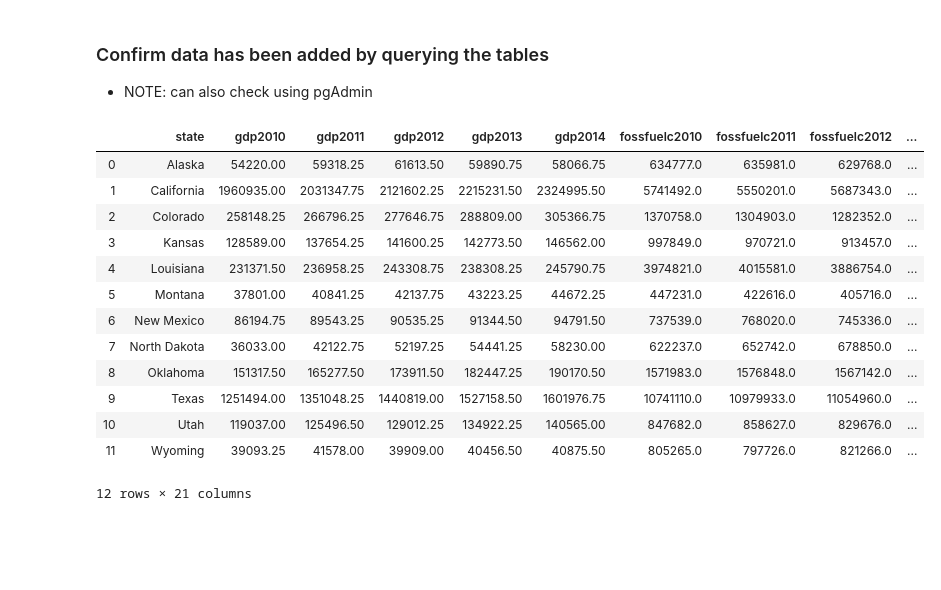
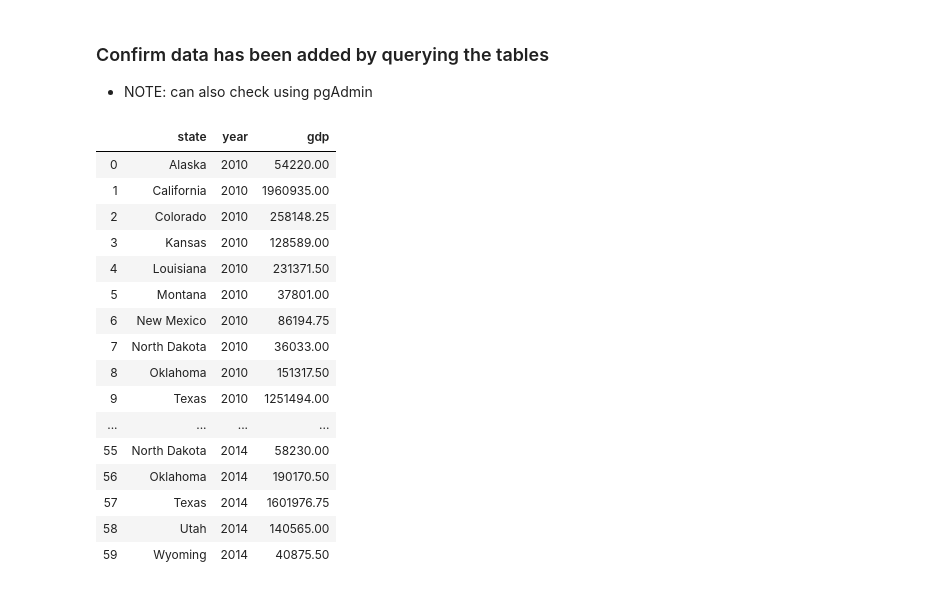
Before and after one commit to sgk2004/ETL-of-Oil-Gas-Data, a Jupyter notebook: Oil and Gas/data_etl.ipynb, the cells around one changed output. Drawn from its saved outputs; the diff is of its cells as text; code cells hidden in the pictures; blank space fills up the shorter version.

```diff
--- a/Oil and Gas/data_etl.ipynb
+++ b/Oil and Gas/data_etl.ipynb
@@ -777,19 +636,22 @@ NGproducingstates_df.to_sql(name='ng_production', con=engine, if_exists='append'
 ### Confirm data has been added by querying the tables
 * NOTE: can also check using pgAdmin
 # %%
-pd.read_sql_query('select * from energy_gdp', con=engine)
+pd.read_sql_query('select * from gdp', con=engine)
 # %% [output]
-|  | state | gdp2010 | gdp2011 | gdp2012 | gdp2013 | gdp2014 | fossfuelc2010 | fossfuelc2011 | fossfuelc2012 | ... |
-| 0 | Alaska | 54220.00 | 59318.25 | 61613.50 | 59890.75 | 58066.75 | 634777.0 | 635981.0 | 629768.0 | ... |
-| 1 | California | 1960935.00 | 2031347.75 | 2121602.25 | 2215231.50 | 2324995.50 | 5741492.0 | 5550201.0 | 5687343.0 | ... |
-| 2 | Colorado | 258148.25 | 266796.25 | 277646.75 | 288809.00 | 305366.75 | 1370758.0 | 1304903.0 | 1282352.0 | ... |
-| 3 | Kansas | 128589.00 | 137654.25 | 141600.25 | 142773.50 | 146562.00 | 997849.0 | 970721.0 | 913457.0 | ... |
-| 4 | Louisiana | 231371.50 | 236958.25 | 243308.75 | 238308.25 | 245790.75 | 3974821.0 | 4015581.0 | 3886754.0 | ... |
-| 5 | Montana | 37801.00 | 40841.25 | 42137.75 | 43223.25 | 44672.25 | 447231.0 | 422616.0 | 405716.0 | ... |
-| 6 | New Mexico | 86194.75 | 89543.25 | 90535.25 | 91344.50 | 94791.50 | 737539.0 | 768020.0 | 745336.0 | ... |
-| 7 | North Dakota | 36033.00 | 42122.75 | 52197.25 | 54441.25 | 58230.00 | 622237.0 | 652742.0 | 678850.0 | ... |
-| 8 | Oklahoma | 151317.50 | 165277.50 | 173911.50 | 182447.25 | 190170.50 | 1571983.0 | 1576848.0 | 1567142.0 | ... |
-| 9 | Texas | 1251494.00 | 1351048.25 | 1440819.00 | 1527158.50 | 1601976.75 | 10741110.0 | 10979933.0 | 11054960.0 | ... |
-| 10 | Utah | 119037.00 | 125496.50 | 129012.25 | 134922.25 | 140565.00 | 847682.0 | 858627.0 | 829676.0 | ... |
-| 11 | Wyoming | 39093.25 | 41578.00 | 39909.00 | 40456.50 | 40875.50 | 805265.0 | 797726.0 | 821266.0 | ... |
+|  | state | year | gdp |
+| 0 | Alaska | 2010 | 54220.00 |
+| 1 | California | 2010 | 1960935.00 |
+| 2 | Colorado | 2010 | 258148.25 |
+| 3 | Kansas | 2010 | 128589.00 |
+| 4 | Louisiana | 2010 | 231371.50 |
+| 5 | Montana | 2010 | 37801.00 |
+| 6 | New Mexico | 2010 | 86194.75 |
+| 7 | North Dakota | 2010 | 36033.00 |
+| 8 | Oklahoma | 2010 | 151317.50 |
+| 9 | Texas | 2010 | 1251494.00 |
+| ... | ... | ... | ... |
+| 55 | North Dakota | 2014 | 58230.00 |
+| 56 | Oklahoma | 2014 | 190170.50 |
+| 57 | Texas | 2014 | 1601976.75 |
+| 58 | Utah | 2014 | 140565.00 |
+| 59 | Wyoming | 2014 | 40875.50 |
-12 rows × 21 columns
```
Also changed, not shown: parts of 45 cells of this notebook.
